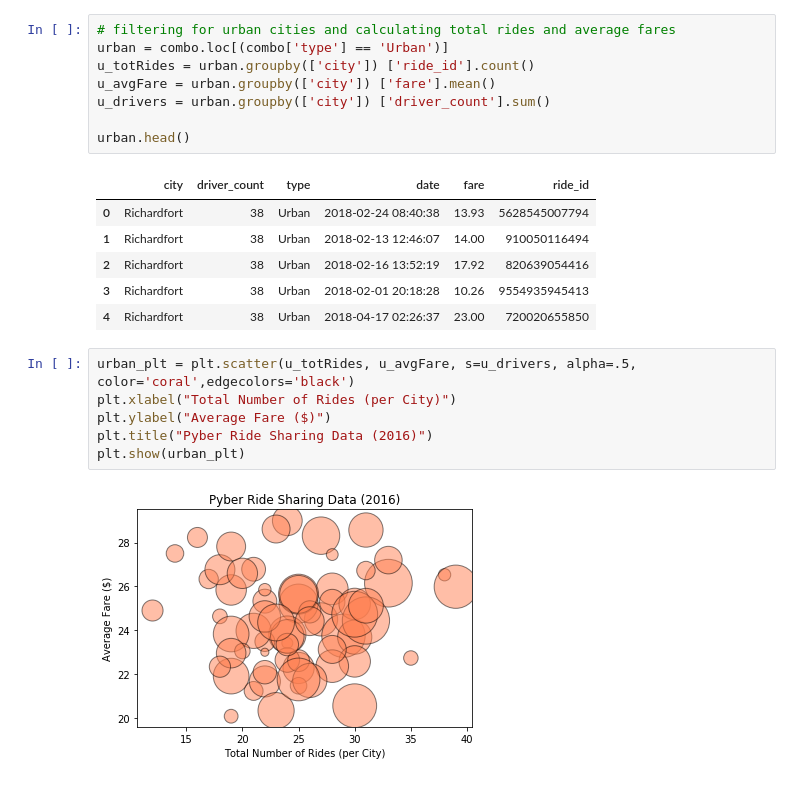
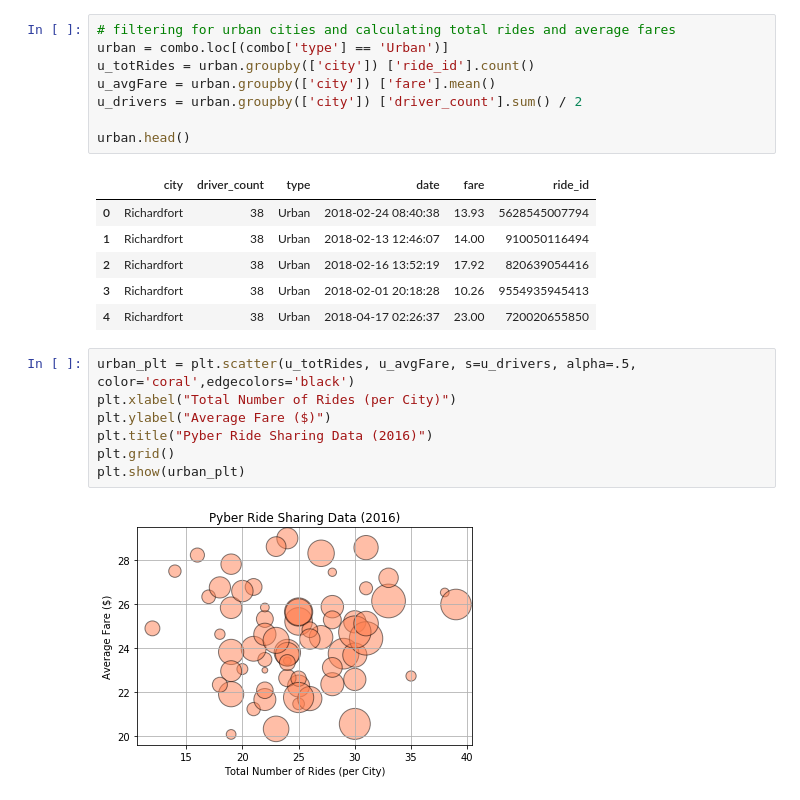
Before and after one commit to elu267/WashU_Bootcamp, a Jupyter notebook: 20181027/PyberPlots.ipynb, the cells around one changed output. Drawn from its saved outputs; the diff is of its cells as text.

```diff
--- a/20181027/PyberPlots.ipynb
+++ b/20181027/PyberPlots.ipynb
@@ -24,7 +42,7 @@ combo.head()
 urban = combo.loc[(combo['type'] == 'Urban')]
 u_totRides = urban.groupby(['city']) ['ride_id'].count()
 u_avgFare = urban.groupby(['city']) ['fare'].mean()
-u_drivers = urban.groupby(['city']) ['driver_count'].sum()
+u_drivers = urban.groupby(['city']) ['driver_count'].sum() / 2
 
 urban.head()
 # %% [output]
@@ -37,11 +55,12 @@ urban.head()
 # %%
 urban_plt = plt.scatter(u_totRides, u_avgFare, s=u_drivers, alpha=.5, color='coral',edgecolors='black')
 plt.xlabel("Total Number of Rides (per City)")
 plt.ylabel("Average Fare ($)")
 plt.title("Pyber Ride Sharing Data (2016)")
+plt.grid()
 plt.show(urban_plt)
 # %% [output]
-[figure, old version]
+[figure, new version]
 # %%
 # filtering for suburban cities and calculating total rides and average fares
 burbs = combo.loc[(combo['type'] == 'Suburban')]
```
Also changed, not shown: parts of 19 cells of this notebook.
